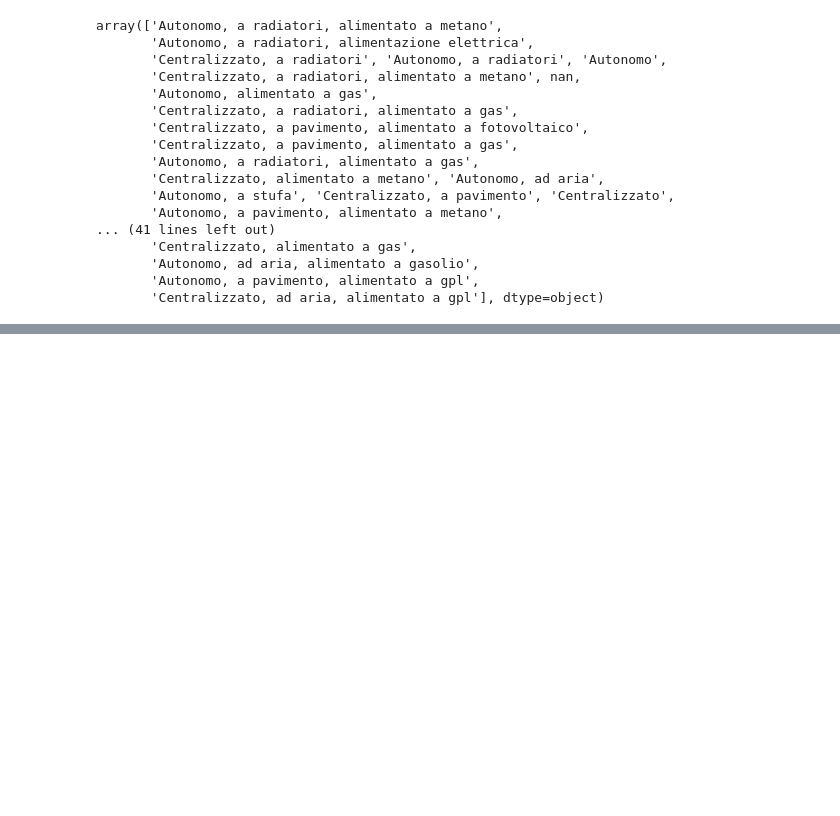
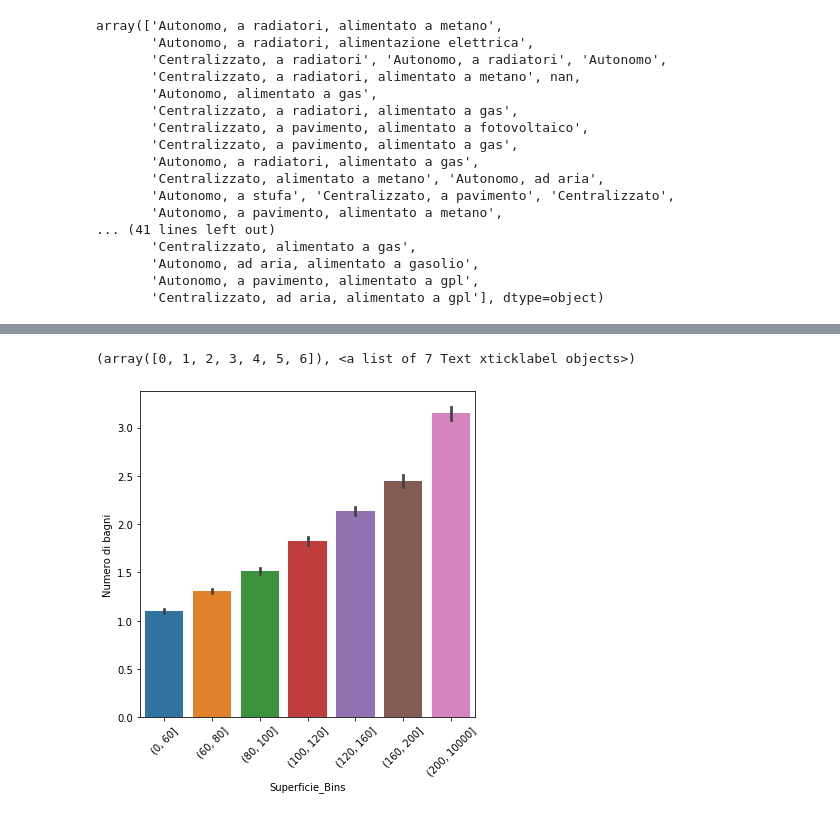
Before and after one commit to LazyEval/housing-prices-firenze, a Jupyter notebook: notebooks/1.0-LazyEval-data-cleaning.ipynb, the cells around one changed output, grey strips where cells are left out. Cells and saved outputs as stored; diff of their text form; code cells hidden in the pictures; blank space fills up the shorter version.

```diff
--- a/notebooks/1.0-LazyEval-data-cleaning.ipynb
+++ b/notebooks/1.0-LazyEval-data-cleaning.ipynb
@@ -168,0 +270,9 @@ df = df.drop_duplicates()
+# %%
+df['Superficie_Bins'] = pd.cut(df['Superficie [m2]'], bins=[0, 60, 80, 100, 120, 160, 200, 10000])
+# %%
+fig = plt.figure(figsize=(6, 6))
+sns.barplot(x=df['Superficie_Bins'], y=df['Numero di bagni'])
+plt.xticks(rotation=45)
+# %% [output]
+(array([0, 1, 2, 3, 4, 5, 6]), <a list of 7 Text xticklabel objects>)
+[figure, added]
```
Also changed, not shown: parts of 31 cells of this notebook.
